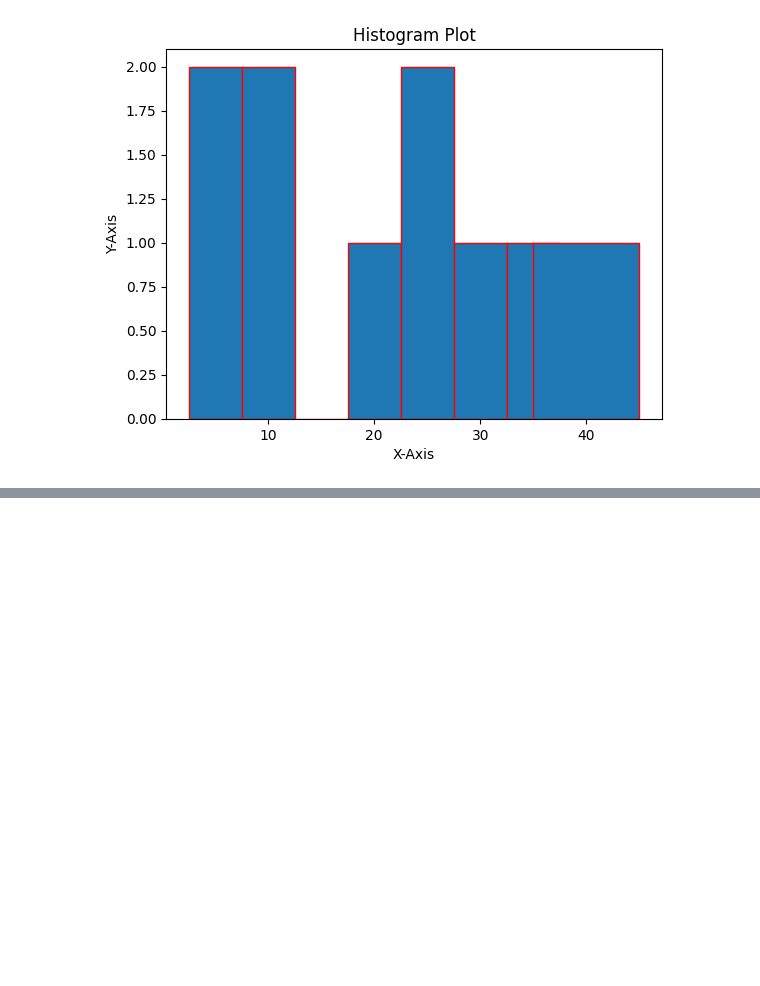
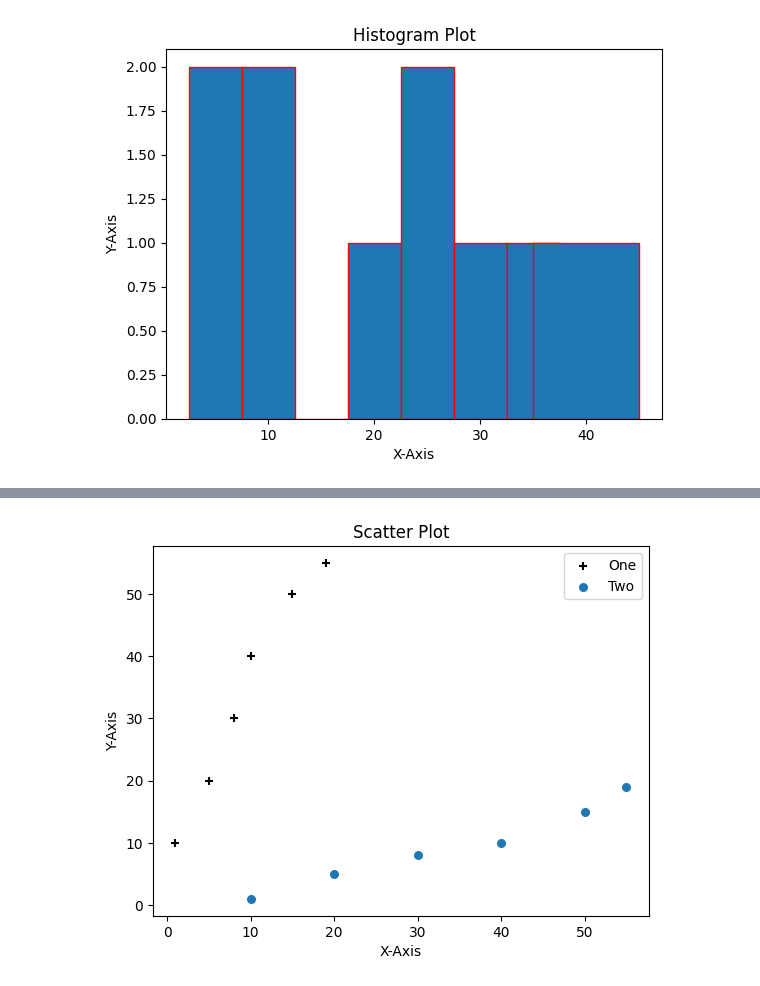
Before and after one commit to karvind08/Python-2025, a Jupyter notebook: Matplotlib/01 December 2025.ipynb, the cells around one changed output, grey strips where cells are left out. Saved outputs shown, nothing was run; the diff lists cells and outputs as text; code cells hidden in the pictures; blank space fills up the shorter version.

```diff
--- a/Matplotlib/01 December 2025.ipynb
+++ b/Matplotlib/01 December 2025.ipynb
@@ -165,0 +193,12 @@ TypeError: scatter() missing 1 required positional argument: 'y'
+# %%
+x = [1,5,8,10,15,19]
+y = [10,20,30,40,50,55]
+plt.scatter(x,y,label='One',color='k',s = 40,marker='+')
+plt.scatter(y,x,label='Two',s=30)
+plt.title('Scatter Plot')
+plt.xlabel('X-Axis')
+plt.ylabel('Y-Axis')
+plt.legend()
+plt.show()
+# %% [output]
+[figure, added]
```
Also changed, not shown: parts of 4 cells of this notebook.
